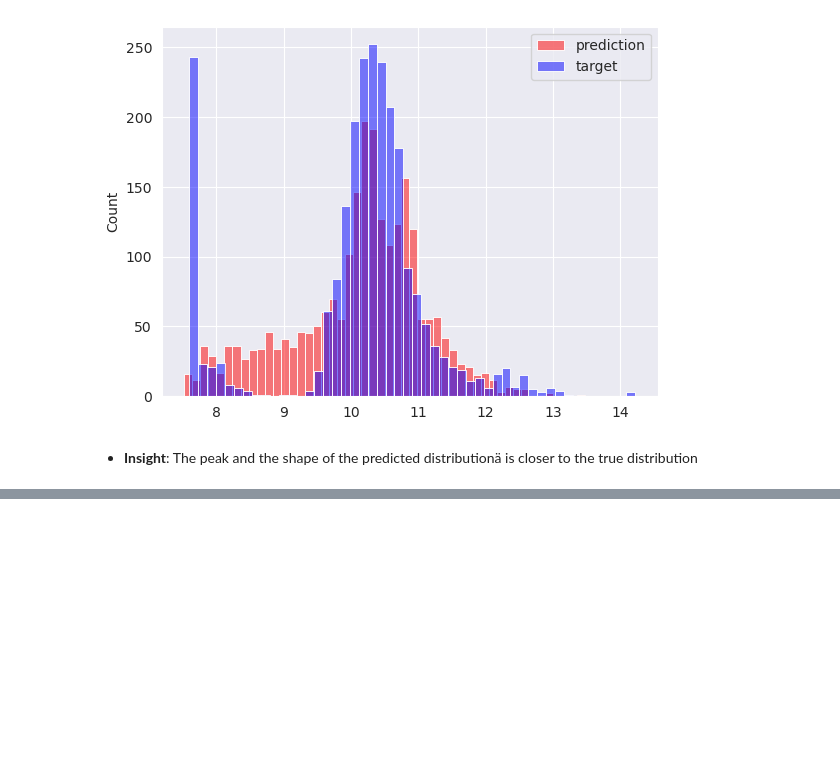
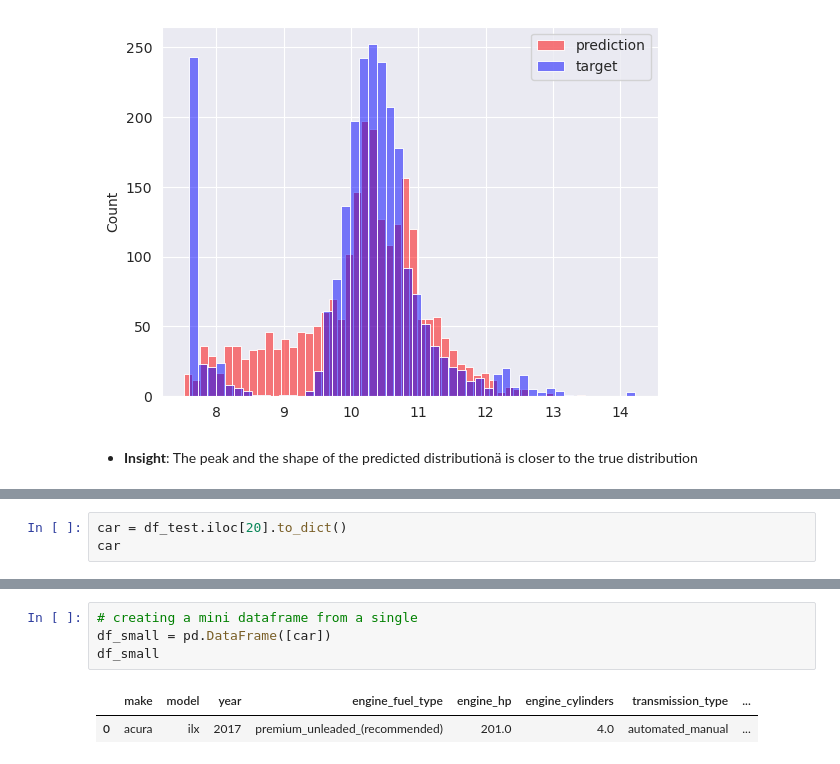
Before and after one commit to joweyel/ml-zoomcamp-material, a Jupyter notebook: 02-regression/notebooks/02-price-prediction.ipynb, the cells around one changed output, grey strips where cells are left out. Drawn from its saved outputs; the diff is of its cells as text; blank space fills up the shorter version.

```diff
--- a/02-regression/notebooks/02-price-prediction.ipynb
+++ b/02-regression/notebooks/02-price-prediction.ipynb
@@ -674,0 +1159,3 @@ plt.show()
+# %%
+car = df_test.iloc[20].to_dict()
+car
@@ -674,0 +1178,7 @@ plt.show()
+# %%
+# creating a mini dataframe from a single
+df_small = pd.DataFrame([car])
+df_small
+# %% [output]
+|  | make | model | year | engine_fuel_type | engine_hp | engine_cylinders | transmission_type | ... |
+| 0 | acura | ilx | 2017 | premium_unleaded_(recommended) | 201.0 | 4.0 | automated_manual | ... |
```
Also changed, not shown: parts of 66 cells of this notebook, 2 other files.
